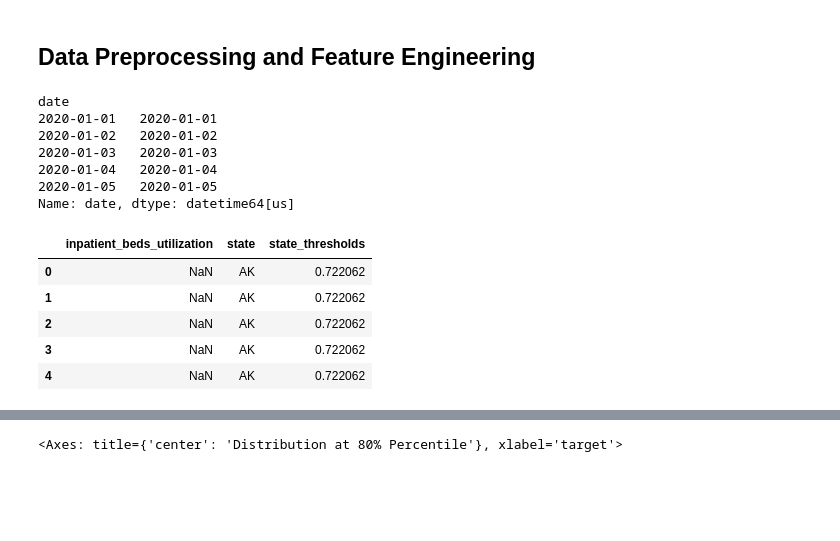
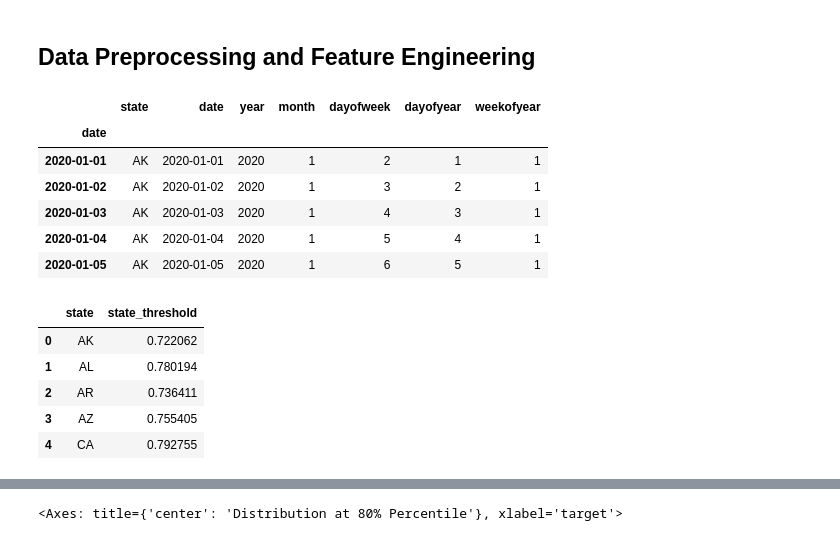
Before and after one commit to j-hendricks/covid-cases-exploration, a Jupyter notebook: prediction.ipynb, the cells around one changed output, grey strips where cells are left out. Cells and saved outputs as stored; diff of their text form; code cells hidden in the pictures; blank space fills up the shorter version.

```diff
--- a/prediction.ipynb
+++ b/prediction.ipynb
@@ -25,7 +43,8 @@ THRESHOLD_YEAR = 2021
 # %% [markdown]
 ## Load Data
 # %%
-df = pd.read_csv('data/covid_features_all_states_20200101_20251231.csv')
+df_raw = pd.read_csv('data/covid_features_all_states_20200101_20251231.csv')
 
-df.head()
+print(f"Rows: {df_raw.shape[0]:,} | Columns: {df_raw.shape[1]}")
+df_raw.head()
 # %% [output]
@@ -39,49 +59,46 @@ df.head()
 # %% [markdown]
 ## Data Preprocessing and Feature Engineering
 # %%
-# convert to datetime
-df['date'] = pd.to_datetime(df['date'], format = '%Y-%m-%d')
+df = df_raw.copy()
 
-# sor time series
-df = df.sort_values(by=['state', 'date'])
+df['date'] = pd.to_datetime(df['date'], format='%Y-%m-%d')
+df = df.sort_values(by=['state', 'date']).reset_index(drop=True)
 
-# Need to use `pd.concat` to prevent fragmented dataframe
-years = df['date'].dt.year.to_frame()
-years.columns = ['year']
-months = df['date'].dt.month.to_frame()
-months.columns = ['month']
-days = df['date'].dt.day_of_week.to_frame()
-days.columns = ['dayofweek']
-weeks = df['date'].dt.isocalendar().week.astype('int').to_frame()
-weeks.columns = ['weekofyear']
-df = pd.concat([df, years, months, days, weeks], axis=1)
+df['year'] = df['date'].dt.year
+df['month'] = df['date'].dt.month
+df['dayofweek'] = df['date'].dt.dayofweek
+df['dayofyear'] = df['date'].dt.dayofyear
+df['weekofyear'] = df['date'].dt.isocalendar().week.astype(int)
 
 df = df.set_index('date', drop=False)
 
-df['date'].head()
+df[['state', 'date', 'year', 'month', 'dayofweek', 'dayofyear', 'weekofyear']].head()
 # %% [output]
-date
-2020-01-01   2020-01-01
-2020-01-02   2020-01-02
-2020-01-03   2020-01-03
-2020-01-04   2020-01-04
-2020-01-05   2020-01-05
-Name: date, dtype: datetime64[us]
+|  | state | date | year | month | dayofweek | dayofyear | weekofyear |
+| date |  |  |  |  |  |  |  |
+| 2020-01-01 | AK | 2020-01-01 | 2020 | 1 | 2 | 1 | 1 |
+| 2020-01-02 | AK | 2020-01-02 | 2020 | 1 | 3 | 2 | 1 |
+| 2020-01-03 | AK | 2020-01-03 | 2020 | 1 | 4 | 3 | 1 |
+| 2020-01-04 | AK | 2020-01-04 | 2020 | 1 | 5 | 4 | 1 |
+| 2020-01-05 | AK | 2020-01-05 | 2020 | 1 | 6 | 5 | 1 |
 # %%
-# Use 2020 data to get obtain state-specific threshold for `inpatient_beds_utilization`
-means = df[df['date'].dt.year==THRESHOLD_YEAR].groupby('state').mean()
+threshold_source = df[df['year'] == THRESHOLD_YEAR].copy()
 
-state_thresholds = df[df['date'].dt.year==THRESHOLD_YEAR][['inpatient_beds_utilization', 'state']].groupby('state').quantile(STATE_PERCENTILE)
-state_thresholds.columns = ['state_thresholds']
+state_thresholds = (
+    threshold_source.groupby('state')['inpatient_beds_utilization']
+    .quantile(STATE_PERCENTILE)
+    .rename('state_threshold')
+    .reset_index()
+)
 
-df = pd.merge(left=df, right=state_thresholds, how = 'inner', left_on='state', right_on='state')
+df = pd.merge(left=df, right=state_thresholds, how='inner', on='state')
 
-df[['inpatient_beds_utilization', 'state', 'state_thresholds']].head()
+state_thresholds.sort_values('state').head()
 # %% [output]
-|  | inpatient_beds_utilization | state | state_thresholds |
-| 0 | NaN | AK | 0.722062 |
-| 1 | NaN | AK | 0.722062 |
-| 2 | NaN | AK | 0.722062 |
-| 3 | NaN | AK | 0.722062 |
-| 4 | NaN | AK | 0.722062 |
+|  | state | state_threshold |
+| 0 | AK | 0.722062 |
+| 1 | AL | 0.780194 |
+| 2 | AR | 0.736411 |
+| 3 | AZ | 0.755405 |
+| 4 | CA | 0.792755 |
 # %%
```
Also changed, not shown: parts of 26 cells of this notebook, 3 other files.
